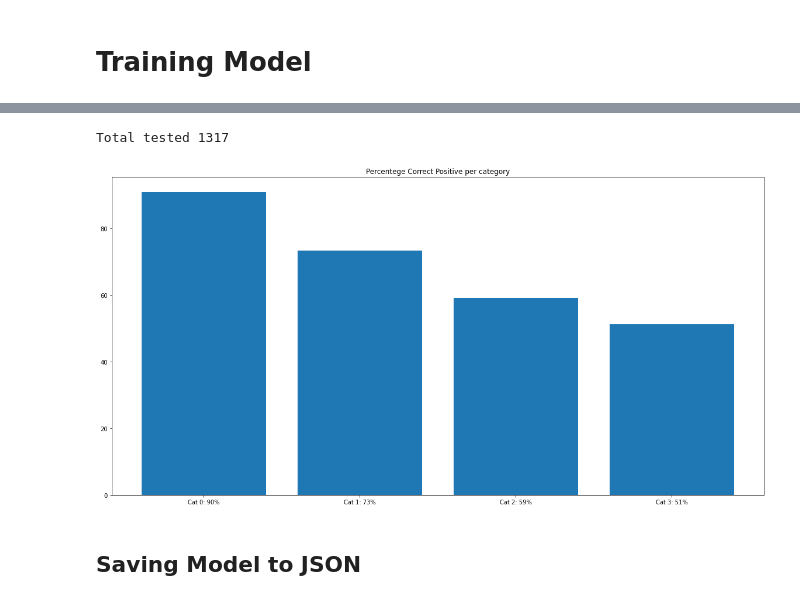
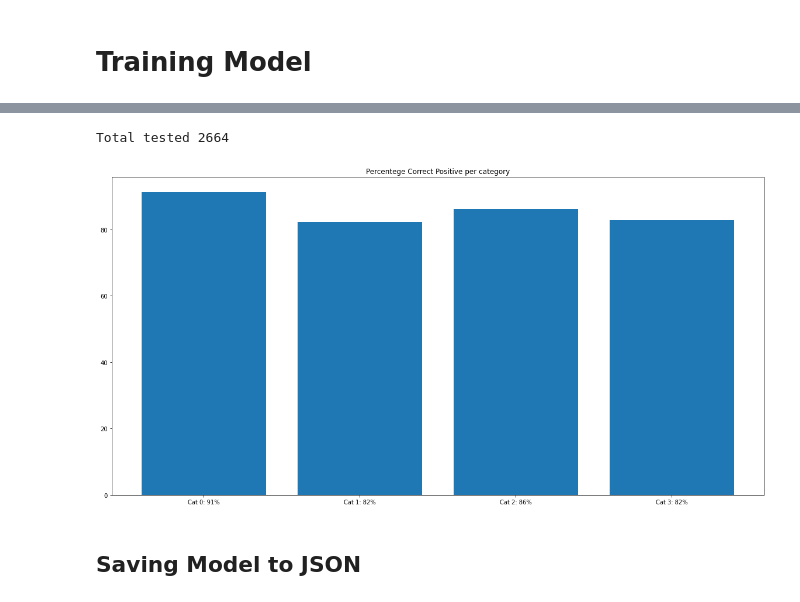
Before and after one commit to Gabor132/QuarantineSportsClassifier, a Jupyter notebook: src/QuarantineSportsLSTMModel.ipynb, the cells around one changed output, grey strips where cells are left out. Drawn from its saved outputs; the diff is of its cells as text; code cells hidden in the pictures.

Commit message:
Created two new CONV Model that can be exported. Reordered the dataset creation to make sure that we have all categories from all videos in all training/validation and testing sets.

```diff
--- a/src/QuarantineSportsLSTMModel.ipynb
+++ b/src/QuarantineSportsLSTMModel.ipynb
@@ -247,9 +285,2 @@ _________________________________________________________________
 # %% [markdown]
 # Training Model
-# %%
-
-# Training
-print("\n# Training")
-history = model.fit(x_train, y_train, epochs=30, batch_size=64, verbose=1, validation_data=(x_validate, y_validate))
-plt.plot(history.history['loss'])
-plt.show()
@@ -274,0 +287,7 @@ Epoch 30/30
+# %%
+# Training
+print("\n# Training")
+history = model.fit(aux_x_train, aux_y_train, epochs=30, batch_size=batch_size, validation_data=(aux_x_validation, aux_y_validation), validation_batch_size=batch_size,
+                    callbacks=[callback], verbose=1)
+print('\n# Evaluate')
+result = model.evaluate(aux_x_test, aux_y_test, batch_size=batch_size, verbose=1)
@@ -275,5 +318,5 @@ Epoch 30/30
 # %%
-results = model.predict(x_test)
+results = model.predict(aux_x_test)
 
 plt.figure(0, figsize=(20, 20))
 for i in categories:
@@ -325,6 +368,6 @@ for i in categories:
     false_negative_categ_j = np.intersect1d(false_negative, np.where(results[:, j] >= 0.5))
     false_negatives_per_category.append(len(false_negative_categ_j)/len(false_negative))
   plt.bar(["Cat {}".format(j) for j in np.setdiff1d(range(4), [i])], false_negatives_per_category)
-  plt.title("Category {} missclassified as other category".format(str(i)))
+  plt.title("Category {} missclassified as other category (%)".format(str(i)))
 plt.show()
 # %% [output]
@@ -338,22 +375,22 @@ result = model.evaluate(x_test, y_test, batch_size=1, verbose=1)
 # %%
-predict = model.predict(x_test)
+predict = model.predict(aux_x_test)
 nr_correct = np.zeros(4)
 nr_wrong = np.zeros(4)
 for (index, p) in enumerate(predict):
   p_category = np.where(p == np.max(p))[0][0]
   e_category = np.where(y_test[index] == np.max(y_test[index]))[0][0]
   if p_category == e_category:
     nr_correct[e_category] = nr_correct[e_category]+ 1
   else:
     nr_wrong[e_category] = nr_wrong[e_category] + 1
 print("Total tested {}".format(len(predict)))
 plt.figure(1, figsize=(20, 10))
 plt.bar(["Cat " + str(j) + ": " + str(int(nr_correct[j] / (nr_correct[j] + nr_wrong[j])* 100)) + "%" for j in range(4)], nr_correct / (nr_correct + nr_wrong) * 100)
 plt.title("Percentege Correct Positive per category")
 plt.show()
 # %% [output]
-Total tested 1317
+Total tested 2664
-[figure, old version]
+[figure, new version]
 # %% [markdown]
 ## Saving Model to JSON
 # %%
```
Also changed, not shown: parts of 29 cells of this notebook.
